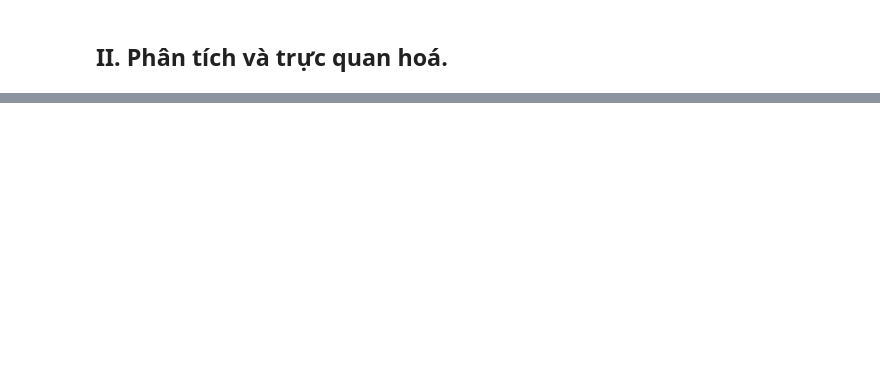
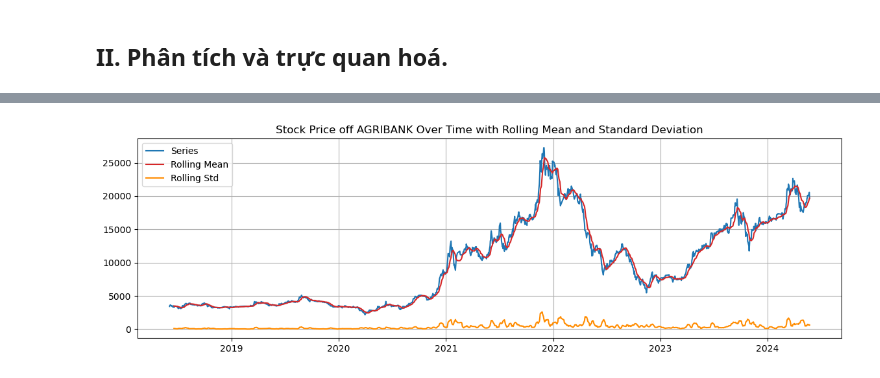
Before and after one commit to HTNam1710/DataViz_Lab02, a Jupyter notebook: C-Data-exploration-04.ipynb, the cells around one changed output, grey strips where cells are left out. Cells and saved outputs as stored; diff of their text form; code cells hidden in the pictures; blank space fills up the shorter version.

```diff
--- a/C-Data-exploration-04.ipynb
+++ b/C-Data-exploration-04.ipynb
@@ -170,0 +91,15 @@ hết notes
+# %%
+# Tạo dictionary chứa các dataframe ứng với từng ngân hàng
+grouped_df = full_df.groupby('Bank')
+dataframes = {name: group for name, group in grouped_df}
+# %%
+# Định nghĩa hàm lấy dataframe theo tên ngân hàng
+# Sort lại theo Date và cho phép tùy chọn kiểu index
+def get_bank_df(bankname, date_index=True):
+    df = dataframes[bankname]
+    df = df.sort_values(by='Date')
+    if (date_index==False):
+        df.reset_index(drop=True, inplace=True)
+    else:
+        df.set_index('Date', inplace=True)
+    return df
@@ -170,0 +130,3 @@ hết notes
+# %%
+AGR_df = get_bank_df(bankname='Agribank', date_index=True)
+AGR_df.head(2)
@@ -170,0 +141,19 @@ hết notes
+# %%
+# Định nghĩa hàm Run-sequence plot
+def plot(series, series_name):
+    # Tính rolling mean và rolling std
+    rolmean = series.rolling(window=30).mean()
+    rolstd = series.rolling(window=30).std()
+
+    # Trực quan time series, rolling mean và rolling std
+    plt.figure(figsize=(14, 4))
+    plt.plot(series, color='tab:blue',label='Series')
+    plt.plot(rolmean, color='tab:red', label='Rolling Mean')
+    plt.plot(rolstd, color='darkorange', label = 'Rolling Std')
+    plt.legend(loc='best')
+    plt.title(f'{series_name} Over Time with Rolling Mean and Standard Deviation')
+    plt.grid();
+# %%
+plot(series=AGR_df['Price'], series_name='Stock Price off AGRIBANK')
+# %% [output]
+[figure, added]
```
Also changed, not shown: parts of 70 cells of this notebook.
